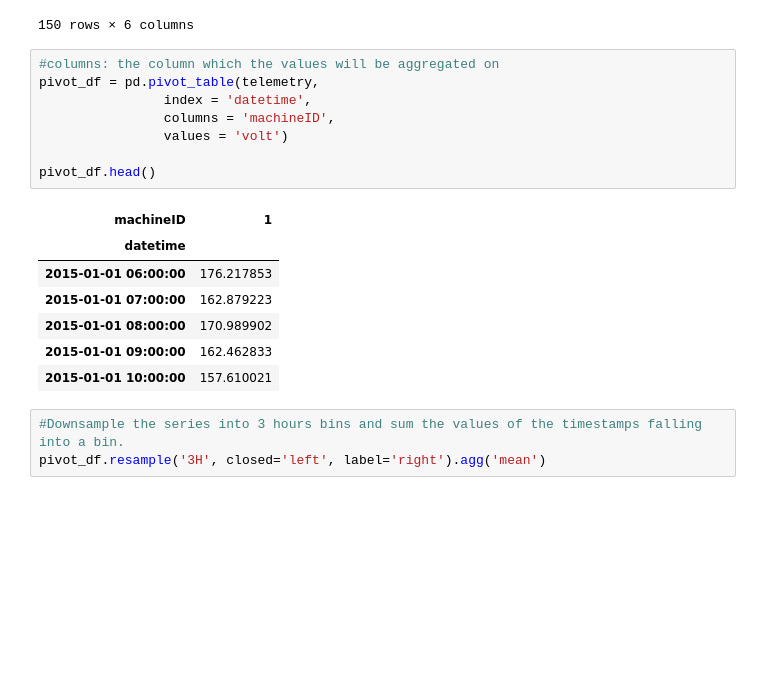
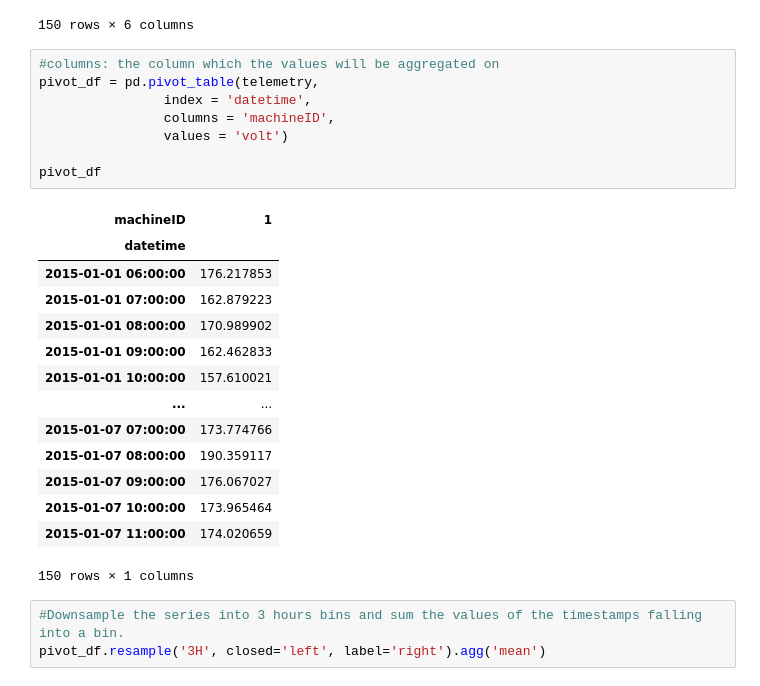
Before and after one commit to andreiciobanu/Predictive_Maintenance_using_Machine-Learning_Microsoft_Casestudy, a Jupyter notebook: Predictive Maintenance using Machine Learning - Simple.ipynb, the cells around one changed output. Cells and saved outputs as stored; diff of their text form; blank space fills up the shorter version.

```diff
--- a/Predictive Maintenance using Machine Learning - Simple.ipynb
+++ b/Predictive Maintenance using Machine Learning - Simple.ipynb
@@ -274,19 +274,26 @@ telemetry
 # %%
 #columns: the column which the values will be aggregated on
 pivot_df = pd.pivot_table(telemetry,
                 index = 'datetime',
                 columns = 'machineID',
                 values = 'volt')
 
-pivot_df.head()
+pivot_df
 # %% [output]
 | machineID | 1 |
 | datetime |  |
 | 2015-01-01 06:00:00 | 176.217853 |
 | 2015-01-01 07:00:00 | 162.879223 |
 | 2015-01-01 08:00:00 | 170.989902 |
 | 2015-01-01 09:00:00 | 162.462833 |
 | 2015-01-01 10:00:00 | 157.610021 |
+| ... | ... |
+| 2015-01-07 07:00:00 | 173.774766 |
+| 2015-01-07 08:00:00 | 190.359117 |
+| 2015-01-07 09:00:00 | 176.067027 |
+| 2015-01-07 10:00:00 | 173.965464 |
+| 2015-01-07 11:00:00 | 174.020659 |
+150 rows × 1 columns
 # %%
 #Downsample the series into 3 hours bins and sum the values of the timestamps falling into a bin.
 pivot_df.resample('3H', closed='left', label='right').agg('mean')
```
